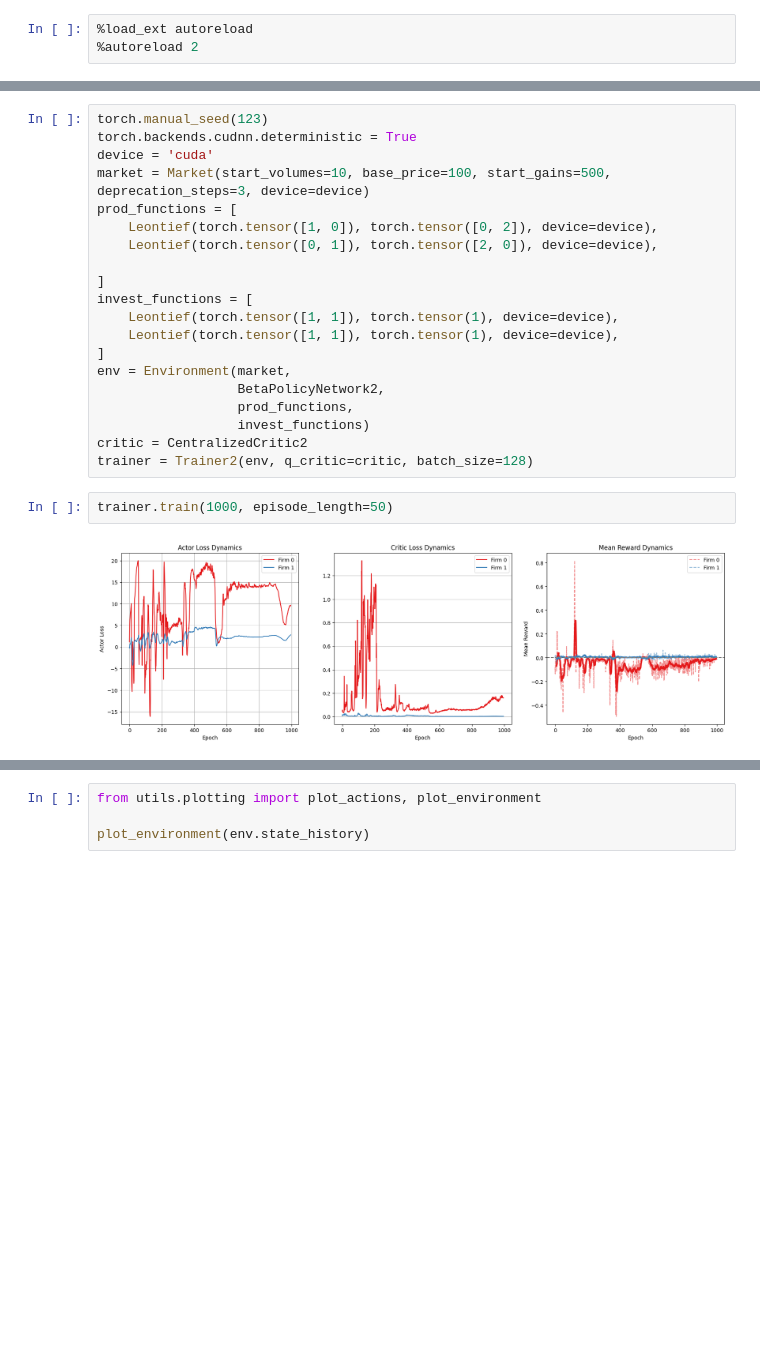
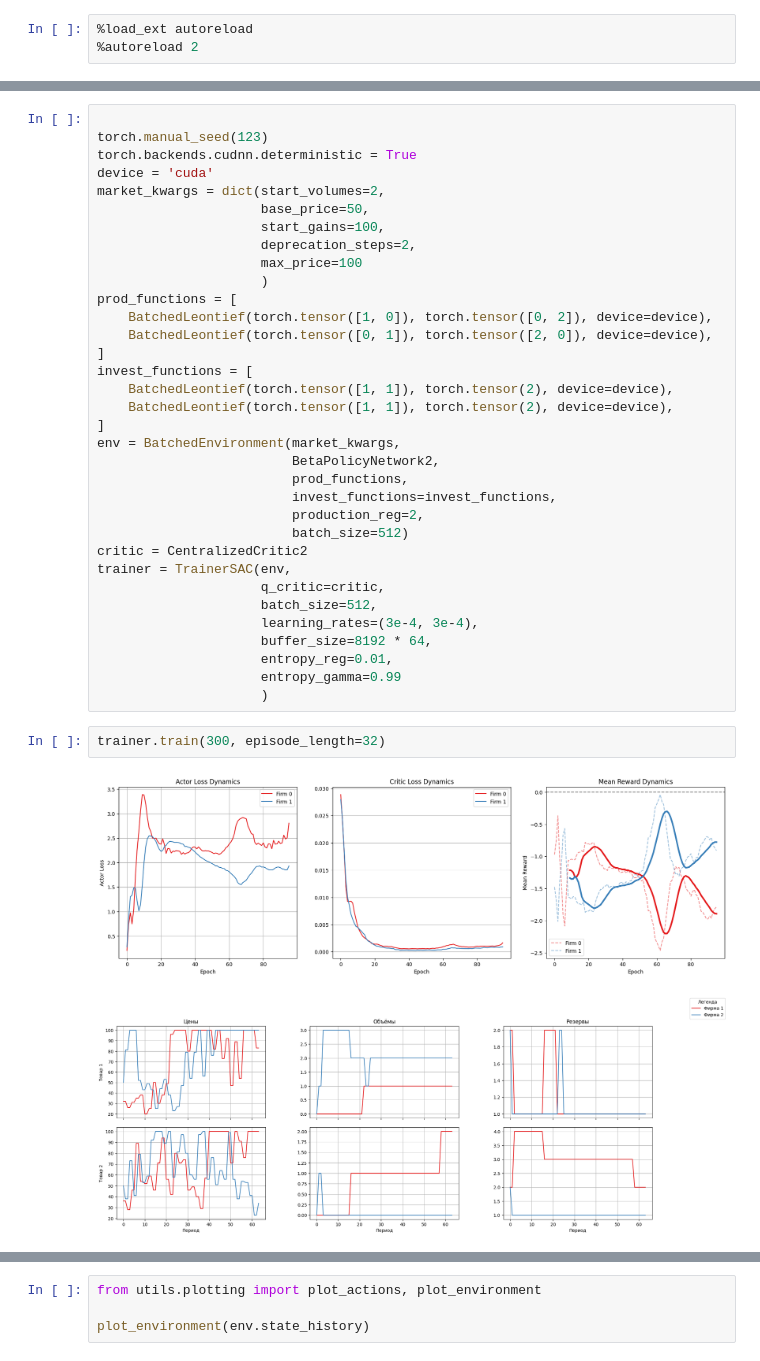
Before and after one commit to dogfew/diploma, a Jupyter notebook: test.ipynb, the cells around one changed output, grey strips where cells are left out. Saved outputs shown, nothing was run; the diff lists cells and outputs as text; blank space fills up the shorter version.

```diff
--- a/test.ipynb
+++ b/test.ipynb
@@ -11,24 +12,39 @@ from trainer import Trainer, Trainer2, Trainer3
 # %%
+
 torch.manual_seed(123)
 torch.backends.cudnn.deterministic = True
 device = 'cuda'
-market = Market(start_volumes=10, base_price=100, start_gains=500, deprecation_steps=3, device=device)
+market_kwargs = dict(start_volumes=2,
+                     base_price=50,
+                     start_gains=100,
+                     deprecation_steps=2,
+                     max_price=100
+                     )
 prod_functions = [
-    Leontief(torch.tensor([1, 0]), torch.tensor([0, 2]), device=device),
-    Leontief(torch.tensor([0, 1]), torch.tensor([2, 0]), device=device),
-
+    BatchedLeontief(torch.tensor([1, 0]), torch.tensor([0, 2]), device=device),
+    BatchedLeontief(torch.tensor([0, 1]), torch.tensor([2, 0]), device=device),
 ]
 invest_functions = [
-    Leontief(torch.tensor([1, 1]), torch.tensor(1), device=device),
-    Leontief(torch.tensor([1, 1]), torch.tensor(1), device=device),
+    BatchedLeontief(torch.tensor([1, 1]), torch.tensor(2), device=device),
+    BatchedLeontief(torch.tensor([1, 1]), torch.tensor(2), device=device),
 ]
-env = Environment(market,
-                  BetaPolicyNetwork2,
-                  prod_functions,
-                  invest_functions)
+env = BatchedEnvironment(market_kwargs,
+                         BetaPolicyNetwork2,
+                         prod_functions,
+                         invest_functions=invest_functions,
+                         production_reg=2,
+                         batch_size=512)
 critic = CentralizedCritic2
-trainer = Trainer2(env, q_critic=critic, batch_size=128)
+trainer = TrainerSAC(env,
+                     q_critic=critic,
+                     batch_size=512,
+                     learning_rates=(3e-4, 3e-4),
+                     buffer_size=8192 * 64,
+                     entropy_reg=0.01,
+                     entropy_gamma=0.99
+                     )
 # %%
-trainer.train(1000, episode_length=50)
+trainer.train(300, episode_length=32)
 # %% [output]
-[figure, old version]
+[figure, new version]
+[figure, added]
```
Also changed, not shown: parts of 3 cells of this notebook, 13 other files.
